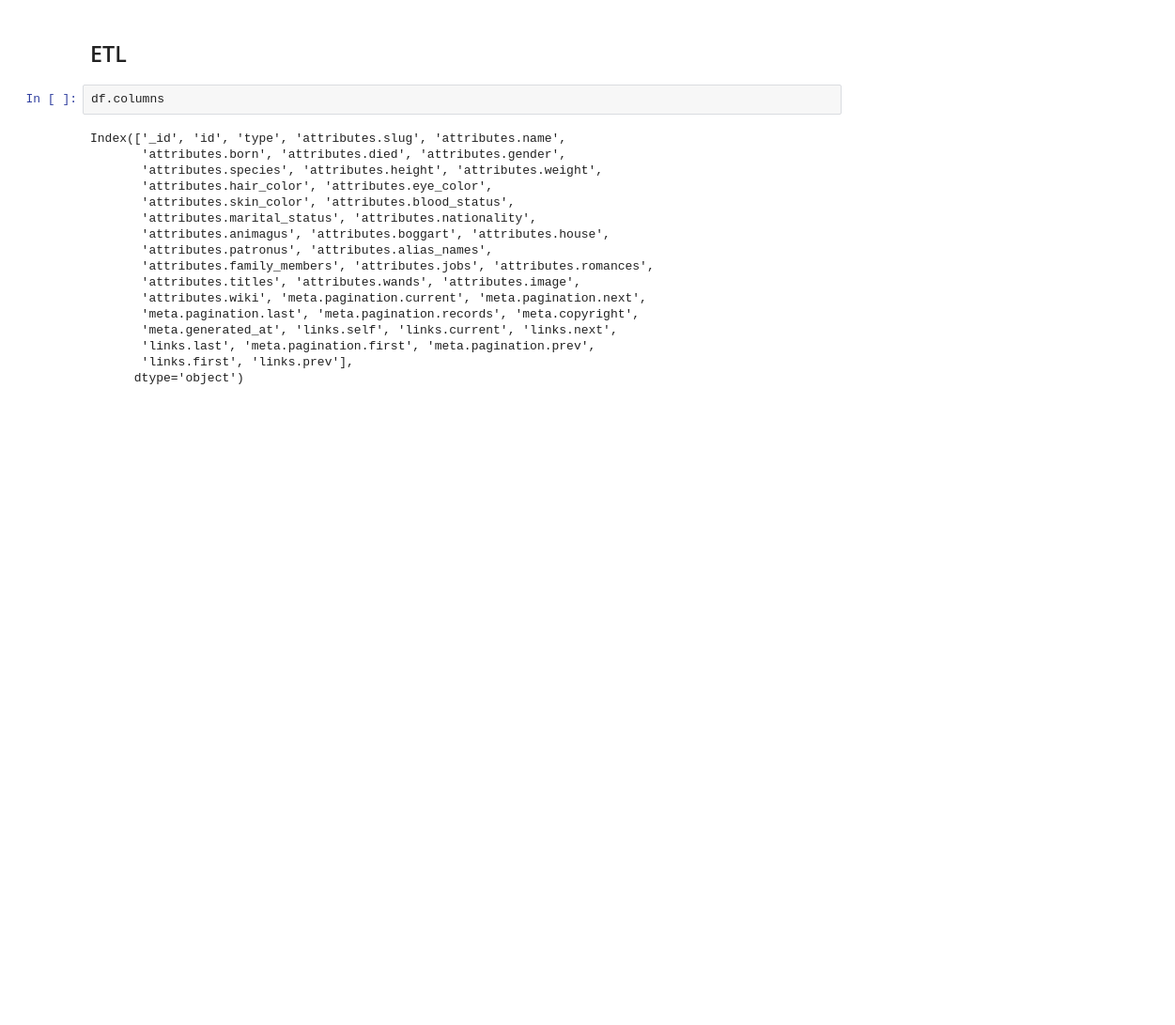
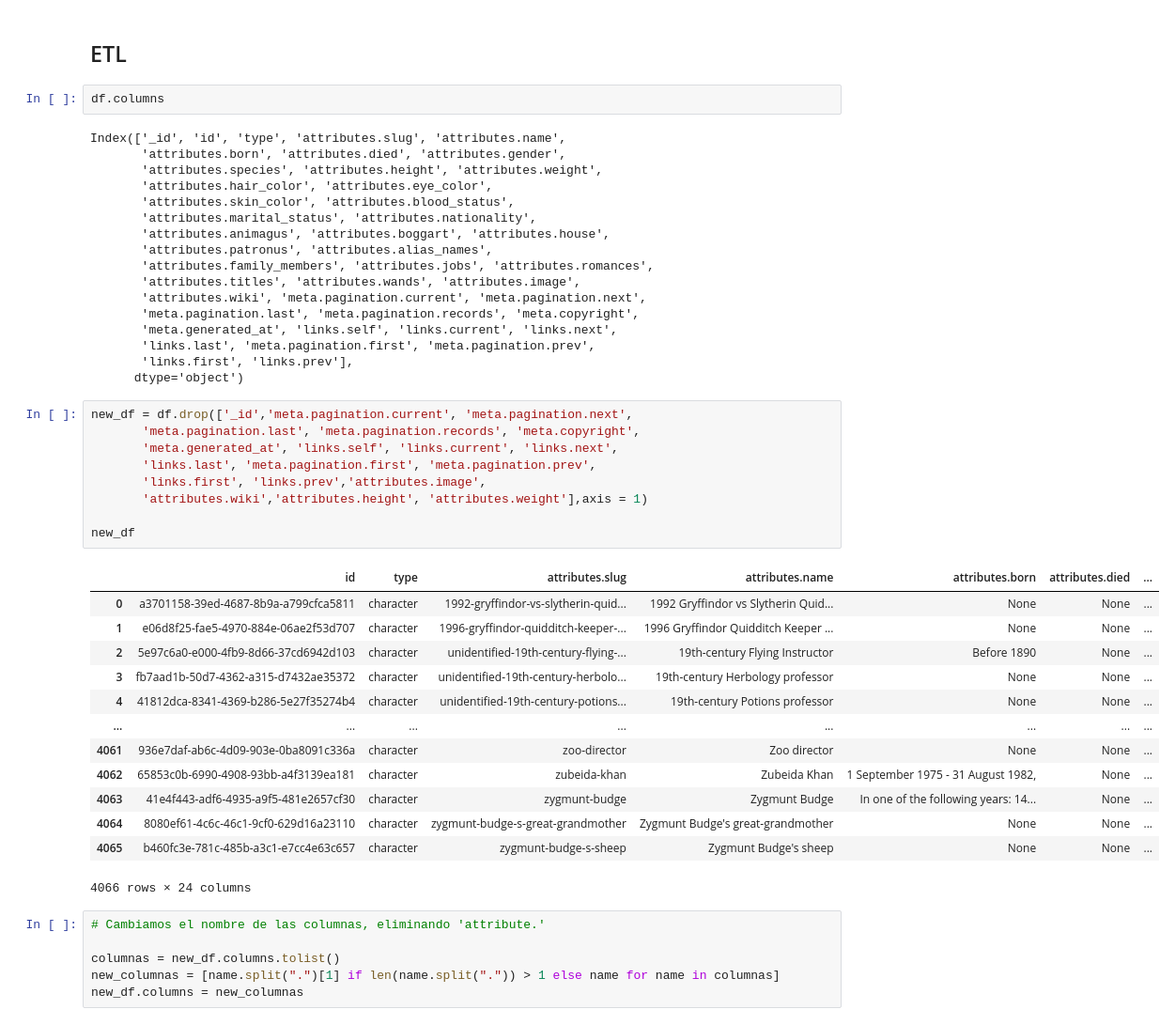
Before and after one commit to MauricioVazquezM/FDD_ETL_PROJECT, a Jupyter notebook: Potter.ipynb, the cells around one changed output. Shown at 94% size. Saved outputs shown, nothing was run; the diff lists cells and outputs as text; blank space fills up the shorter version.

```diff
--- a/Potter.ipynb
+++ b/Potter.ipynb
@@ -158,3 +158,32 @@ Index(['_id', 'id', 'type', 'attributes.slug', 'attributes.name',
        'links.last', 'meta.pagination.first', 'meta.pagination.prev',
        'links.first', 'links.prev'],
       dtype='object')
+# %%
+new_df = df.drop(['_id','meta.pagination.current', 'meta.pagination.next',
+       'meta.pagination.last', 'meta.pagination.records', 'meta.copyright',
+       'meta.generated_at', 'links.self', 'links.current', 'links.next',
+       'links.last', 'meta.pagination.first', 'meta.pagination.prev',
+       'links.first', 'links.prev','attributes.image',
+       'attributes.wiki','attributes.height', 'attributes.weight'],axis = 1)
+
+new_df
+# %% [output]
+|  | id | type | attributes.slug | attributes.name | attributes.born | attributes.died | ... |
+| 0 | a3701158-39ed-4687-8b9a-a799cfca5811 | character | 1992-gryffindor-vs-slytherin-quid... | 1992 Gryffindor vs Slytherin Quid... | None | None | ... |
+| 1 | e06d8f25-fae5-4970-884e-06ae2f53d707 | character | 1996-gryffindor-quidditch-keeper-... | 1996 Gryffindor Quidditch Keeper ... | None | None | ... |
+| 2 | 5e97c6a0-e000-4fb9-8d66-37cd6942d103 | character | unidentified-19th-century-flying-... | 19th-century Flying Instructor | Before 1890 | None | ... |
+| 3 | fb7aad1b-50d7-4362-a315-d7432ae35372 | character | unidentified-19th-century-herbolo... | 19th-century Herbology professor | None | None | ... |
+| 4 | 41812dca-8341-4369-b286-5e27f35274b4 | character | unidentified-19th-century-potions... | 19th-century Potions professor | None | None | ... |
+| ... | ... | ... | ... | ... | ... | ... | ... |
+| 4061 | 936e7daf-ab6c-4d09-903e-0ba8091c336a | character | zoo-director | Zoo director | None | None | ... |
+| 4062 | 65853c0b-6990-4908-93bb-a4f3139ea181 | character | zubeida-khan | Zubeida Khan | 1 September 1975 - 31 August 1982, | None | ... |
+| 4063 | 41e4f443-adf6-4935-a9f5-481e2657cf30 | character | zygmunt-budge | Zygmunt Budge | In one of the following years: 14... | None | ... |
+| 4064 | 8080ef61-4c6c-46c1-9cf0-629d16a23110 | character | zygmunt-budge-s-great-grandmother | Zygmunt Budge's great-grandmother | None | None | ... |
+| 4065 | b460fc3e-781c-485b-a3c1-e7cc4e63c657 | character | zygmunt-budge-s-sheep | Zygmunt Budge's sheep | None | None | ... |
+4066 rows × 24 columns
+# %%
+# Cambiamos el nombre de las columnas, eliminando 'attribute.'
+
+columnas = new_df.columns.tolist()
+new_columnas = [name.split(".")[1] if len(name.split(".")) > 1 else name for name in columnas]
+new_df.columns = new_columnas
```
Also changed, not shown: parts of 13 cells of this notebook.
